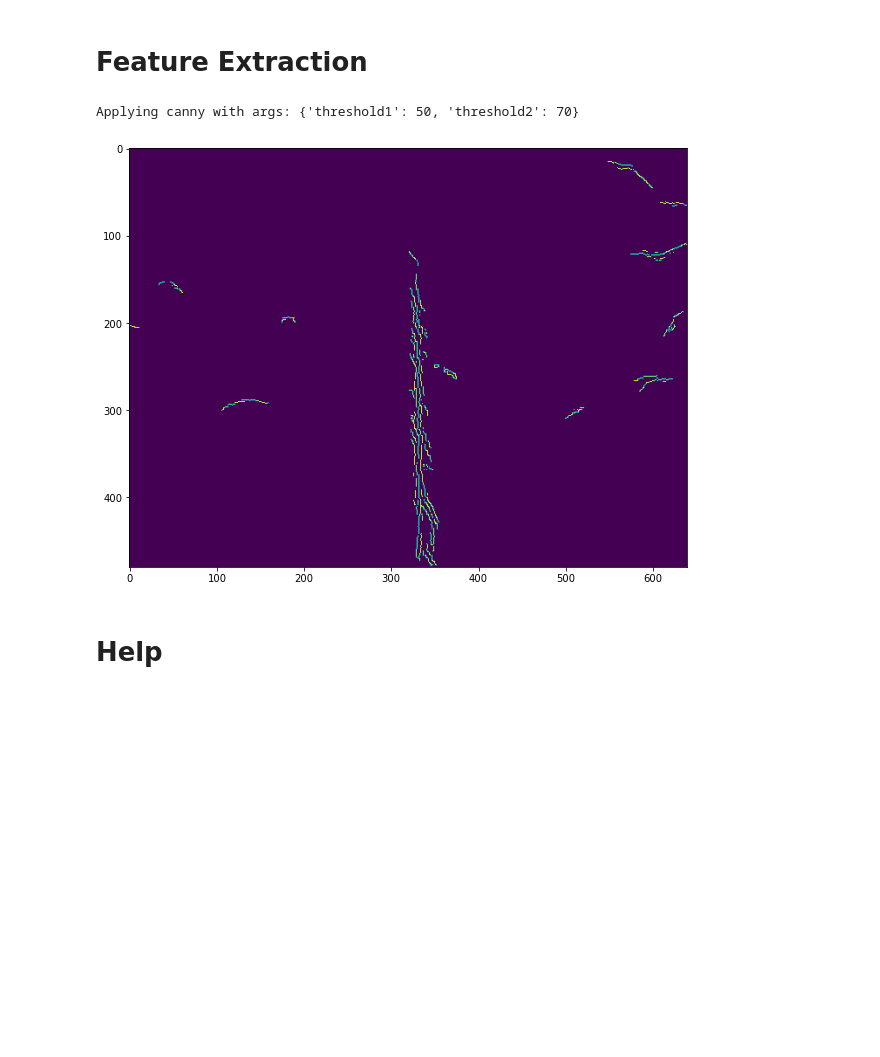
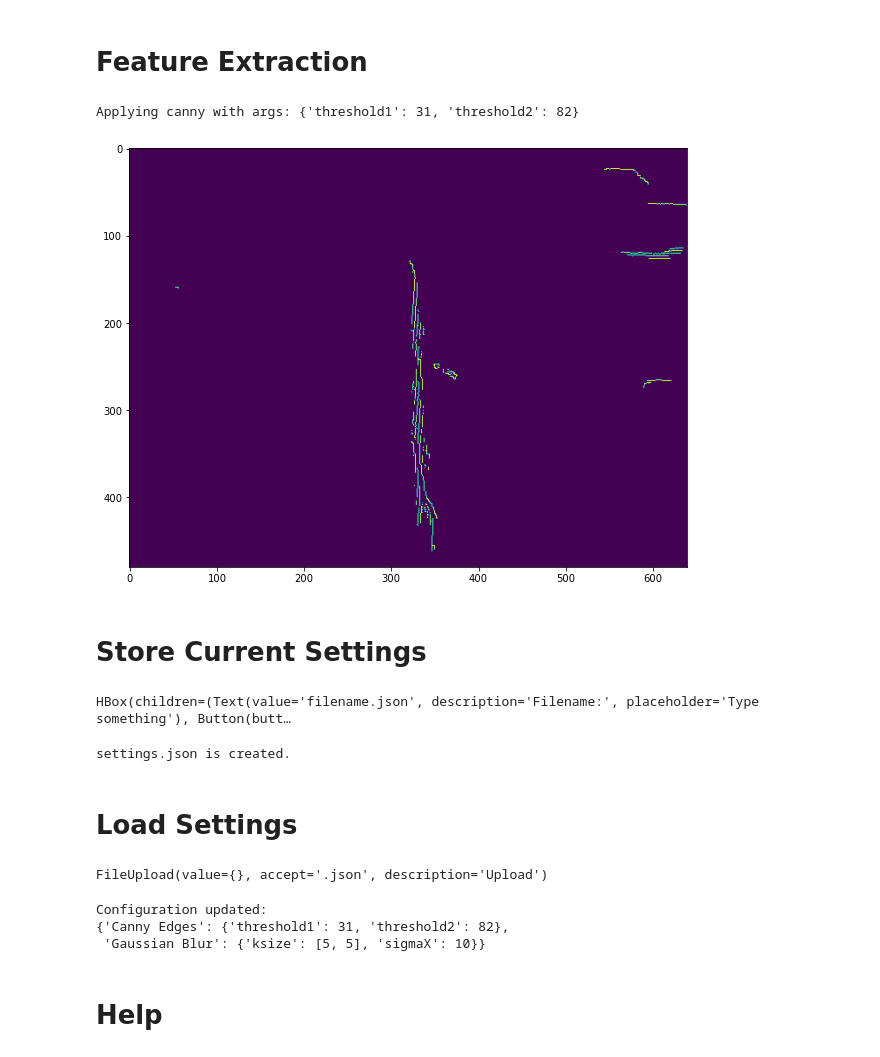
Before and after one commit to free-bit/furrow-edge-detector, a Jupyter notebook: Image Processing & Feature Detection.ipynb, the cells around one changed output. Cells and saved outputs as stored; diff of their text form; code cells hidden in the pictures; blank space fills up the shorter version.

Commit message:
JSON export for experimental configuration

```diff
--- a/Image Processing & Feature Detection.ipynb
+++ b/Image Processing & Feature Detection.ipynb
@@ -209,11 +245,11 @@ display(selection)
 HBox(children=(SelectMultiple(description='Preprocessing', options=('Grayscale', 'Contrast', 'Average Blur', '…
 # %%
 selected = preproccessing.value + detectors.value
-conf_ui = {**preproc_ui, **detect_ui}
+config_ui = {**preproc_ui, **detect_ui}
 for k in selected:
-    if conf_ui[k]:
+    if config_ui[k]:
         print(k + ":")
-        display(conf_ui[k])
+        display(config_ui[k])
 # %% [output]
 Gaussian Blur:
 interactive(children=(IntSlider(value=10, description='ksize', max=20, min=1), IntSlider(value=10, description…
@@ -222,15 +258,15 @@ interactive(children=(IntSlider(value=50, description='threshold1'), IntSlider(v
 # %%
 # Update parameters based on UI elements
 for k in selected:
-    if conf_ui[k]:
-        conf[k] = conf_ui[k].result
+    if config_ui[k]:
+        config[k] = config_ui[k].result
 
 orig = depth_img
 modified = orig.copy() # Modify the deep copy of the original image
 show_image(orig)
 
 for p in preproccessing.value:
-    modified = preproc_funcs[p](modified, **conf[p])
+    modified = preproc_funcs[p](modified, **config[p])
     show_image(modified)
 # %% [output]
 [figure]
@@ -240,10 +276,51 @@ Applying gaussian blur with args: {'ksize': (3, 3), 'sigmaX': 10}
 # Feature Extraction
 # %%
 for d in detectors.value:
-    modified = detect_funcs[d](modified, **conf[d])
+    modified = detect_funcs[d](modified, **config[d])
     show_image(modified)
 # %% [output]
-Applying canny with args: {'threshold1': 50, 'threshold2': 70}
+Applying canny with args: {'threshold1': 31, 'threshold2': 82}
-[figure, old version]
+[figure, new version]
+# %% [markdown]
+# Store Current Settings
+# %%
+text = Text(
+    value='filename.json',
+    placeholder='Type something',
+    description='Filename:',
+    disabled=False
+)
+
+
+button = Button(
+    description='Store',
+    disabled=False,
+    button_style='success', # 'success', 'info', 'warning', 'danger' or ''
+)
+
+mini_form = HBox([text, button])
+
+button.on_click(lambda _: save_config(text.value, config, selected))
+
+display(mini_form)
+# %% [output]
+HBox(children=(Text(value='filename.json', description='Filename:', placeholder='Type something'), Button(butt…
+settings.json is created.
+# %% [markdown]
+# Load Settings
+# %%
+uploader_ui = FileUpload(
+    accept='.json',  # Accepted file extension e.g. '.txt', '.pdf', 'image/*', 'image/*,.pdf'
+    multiple=False  # True to accept multiple files upload else False
+)
+
+uploader_ui.observe(lambda _: load_config(*uploader_ui.data, config, config_ui), names='_counter')
+
+display(uploader_ui)
+# %% [output]
+FileUpload(value={}, accept='.json', description='Upload')
+Configuration updated:
+{'Canny Edges': {'threshold1': 31, 'threshold2': 82},
+ 'Gaussian Blur': {'ksize': [5, 5], 'sigmaX': 10}}
 # %% [markdown]
  # Help
```
Also changed, not shown: parts of 30 cells of this notebook, 2 other files.
